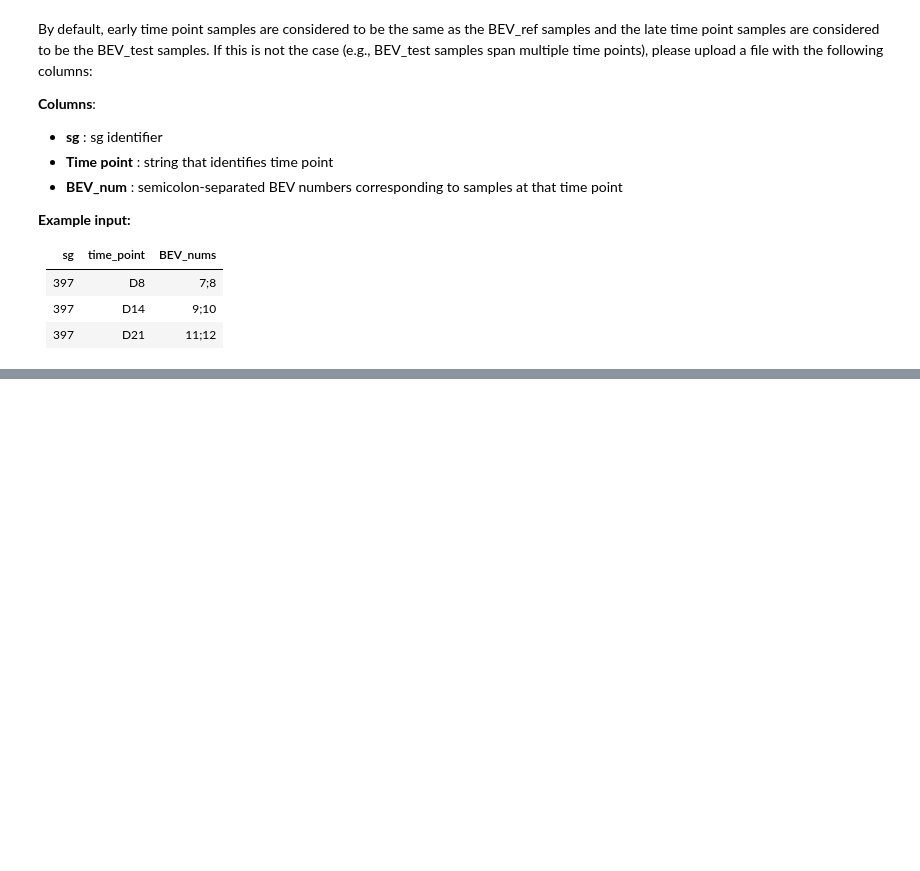
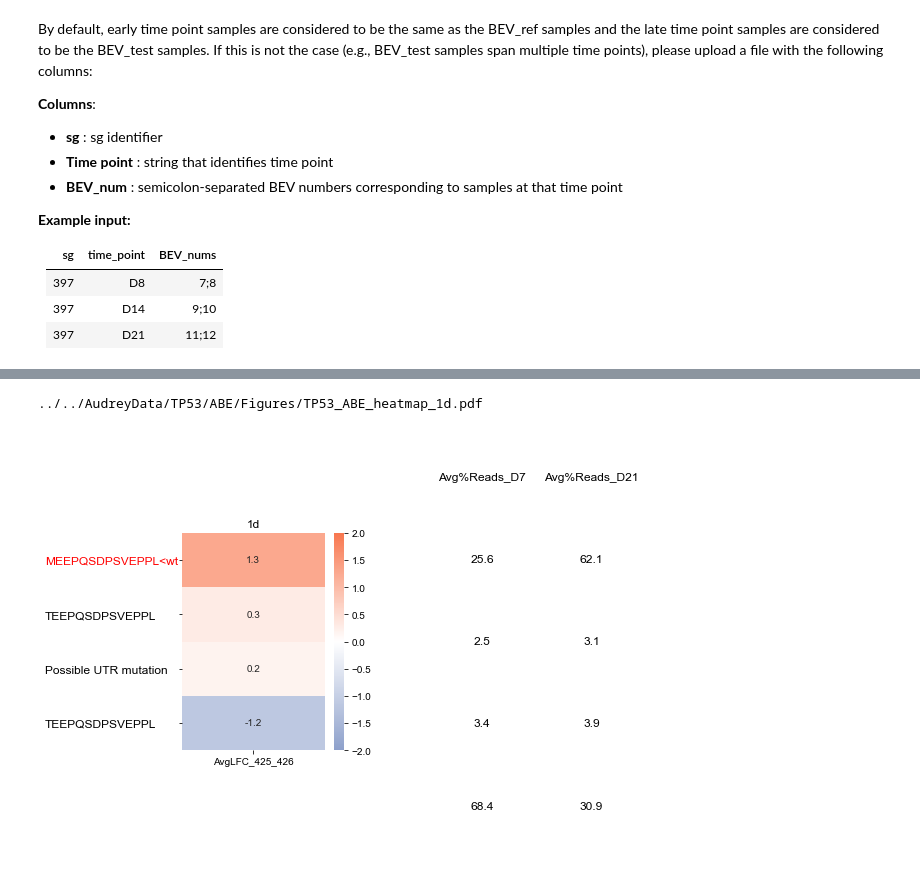
Before and after one commit to broadinstitute/be-validation-pipeline, a Jupyter notebook: notebooks/01_BEV_allele_frequencies.ipynb, the cells around one changed output, grey strips where cells are left out. Drawn from its saved outputs; the diff is of its cells as text; code cells hidden in the pictures; blank space fills up the shorter version.

```diff
--- a/notebooks/01_BEV_allele_frequencies.ipynb
+++ b/notebooks/01_BEV_allele_frequencies.ipynb
@@ -884,7 +1052,7 @@ def run(input_file,corr_input):
         print('num rows in merge df:', len(merge))
         print(merge[merge['%read_count_filter'] == True])
 
-        # Write out 2 files: full file (merge) and filtered file (only including alleles with > 1% reads in at least one condition)
+        # Write out 2 files: full file (merge) and filtered file (only including alleles with > 2% reads in at least one condition)
         Path(output_filepath).mkdir(parents=True, exist_ok=True)
         merge.to_csv(output_filepath +str(r['sg'])+'_'+r['primer']+'_allele_frequency_table_around_sgRNA.csv',index=False)
         filtered = merge[merge['%read_count_filter'] == True]
@@ -901,7 +1069,7 @@ def run(input_file,corr_input):
         lognorm_cols = [col for col in num_reads_cols_all if 'lognorm' in col]
         # Drop lognorm columns
         num_reads_cols = [col for col in num_reads_cols_all if col not in lognorm_cols]
-
+        percentage_reads_cols = []
 #         print(num_reads_cols)
 
         for col in num_reads_cols:
@@ -910,14 +1078,18 @@ def run(input_file,corr_input):
             print(sum_reads)
 #             percentage_reads_col ='%Reads_BEV_'+ get_bev_str(num)
             percentage_reads_col = num_reads_col.replace('#', '%')
+            percentage_reads_cols.append(percentage_reads_col)
             for i in filtered_adjusted_percentage.index:
                 num_reads = filtered_adjusted_percentage.loc[i, num_reads_col]
                 adjusted_percentage_reads = (num_reads/sum_reads) * 100
                 filtered_adjusted_percentage.at[i, percentage_reads_col] = adjusted_percentage_reads
 
-#         print(filtered_adjusted_percentage)
+        # Drop rows with %Reads < 1% after adjustment
+        filtered_adjusted_percentage_2 = filtered_adjusted_percentage.copy()
+        for col in percentage_reads_cols:
+            filtered_adjusted_percentage_2 = filtered_adjusted_percentage_2[filtered_adjusted_percentage_2[col]>1].copy()
 
-        filtered_adjusted_percentage.to_csv(output_filepath +str(r['sg'])+'_'+r['primer']+'_filtered_adj_percentage_allele_frequency_table_around_sgRNA.csv',
+        filtered_adjusted_percentage_2.to_csv(output_filepath +str(r['sg'])+'_'+r['primer']+'_filtered_adj_percentage_allele_frequency_table_around_sgRNA.csv',
                 index=False)
 
         # Get correlations matrix of log-normalized rpm, using only alleles with > 100 reads in at least one sample
@@ -1214,5 +1408,7 @@ CRISPResso_filepath = input("Please enter CRISPResso filepath here: ")
 # %%
 # Filepath to store allele_freq output tables
 global output_filepath
-# output_filepath = 'MOLM13_BCL2_allvalidation/Results/CBE_v2/2percent_filter/'
+# output_filepath = '../../AudreyData/TP53/ABE/'
 output_filepath = input("Please enter output folder filepath here: ")
+output_filepath = check_folder_filepath(output_filepath)
+print(output_filepath)
@@ -1262,10 +1481,13 @@ else:
 # %%
 heatmaps(df = input_file,
          vmin = -2,
          vmax = 2,
          filepath = output_filepath,
          time1 = 'D7',
          time2 = 'D21',
          timepoint_df = timepoint_input_file,
-         filename = 'BCL2_CBE_heatmap'
+         filename = 'TP53_ABE_heatmap_1d'
         )
+# %% [output]
+../../AudreyData/TP53/ABE/Figures/TP53_ABE_heatmap_1d.pdf
+[figure, added]
```
Also changed, not shown: parts of 16 cells of this notebook, 2 other files.
